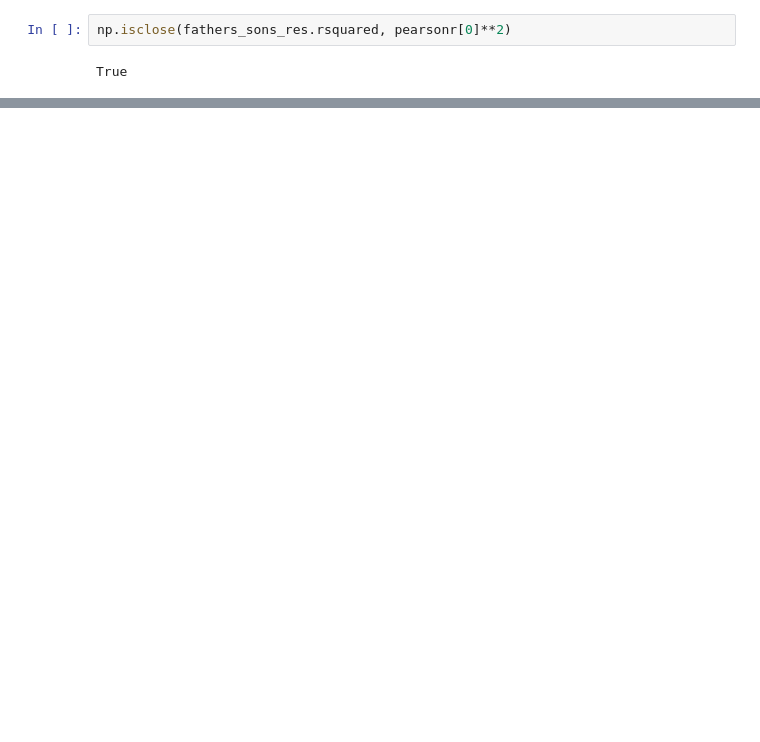
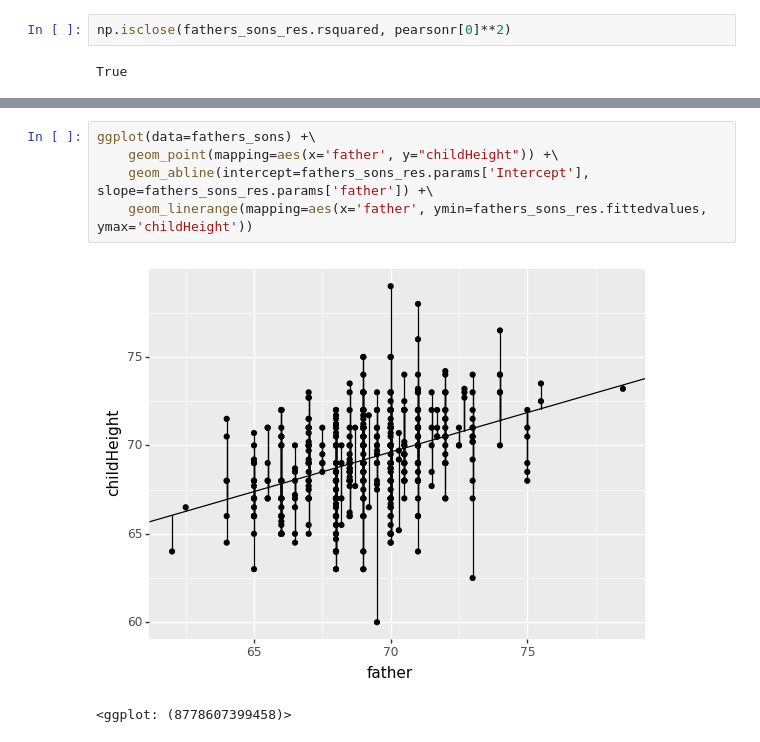
Before and after one commit to thomasGR9/mathesis_dataSciencePractice, a Jupyter notebook: reggression.ipynb, the cells around one changed output, grey strips where cells are left out. Saved outputs shown, nothing was run; the diff lists cells and outputs as text; blank space fills up the shorter version.

```diff
--- a/reggression.ipynb
+++ b/reggression.ipynb
@@ -143,0 +160,8 @@ ggplot(data=fathers_sons_res.resid.to_frame().rename(columns={0: 'resid'})) +\
+# %%
+ggplot(data=fathers_sons) +\
+    geom_point(mapping=aes(x='father', y="childHeight")) +\
+    geom_abline(intercept=fathers_sons_res.params['Intercept'], slope=fathers_sons_res.params['father']) +\
+    geom_linerange(mapping=aes(x='father', ymin=fathers_sons_res.fittedvalues, ymax='childHeight'))
+# %% [output]
+[figure, added]
+<ggplot: (8778607399458)>
```
Also changed, not shown: parts of 7 cells of this notebook.
